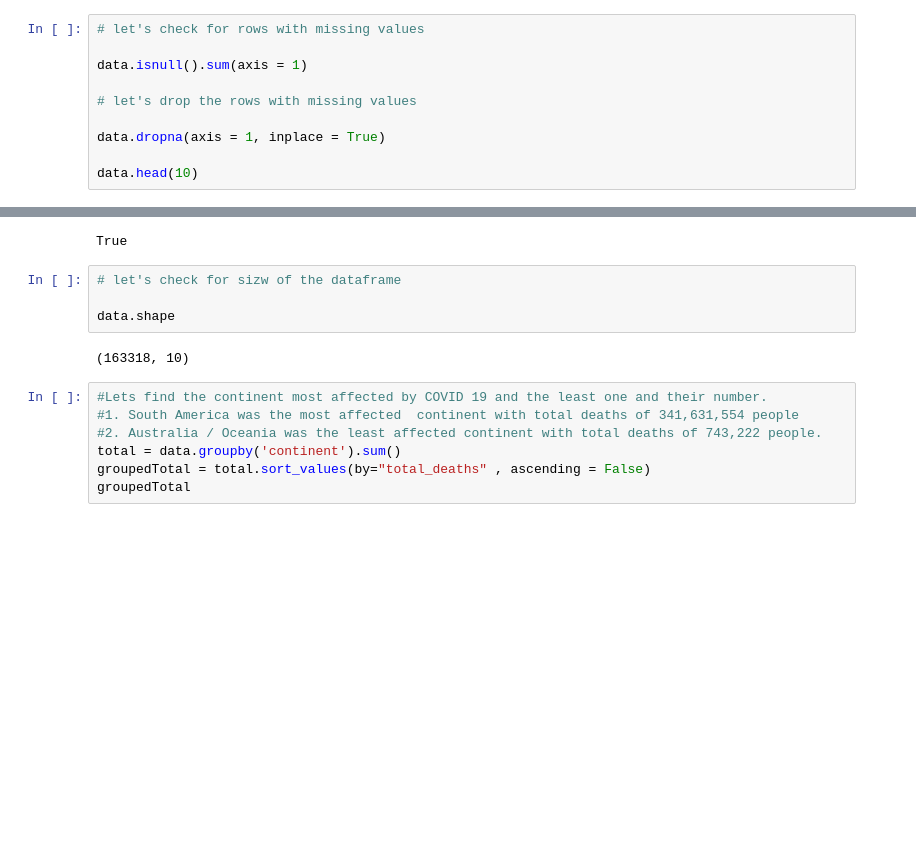
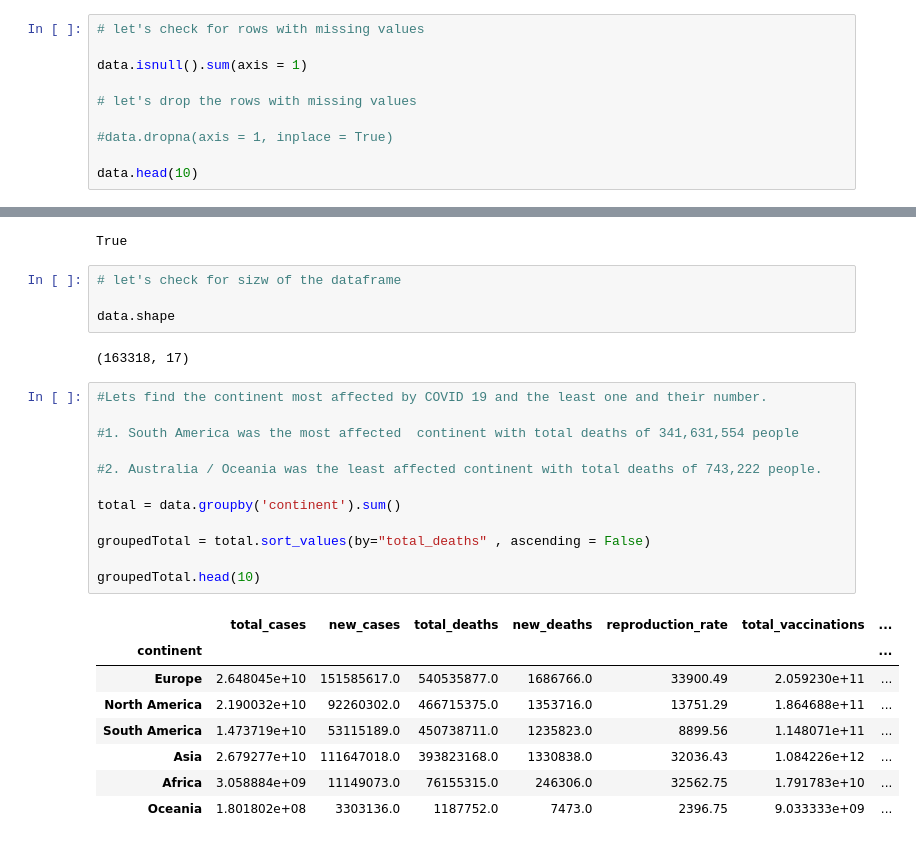
Before and after one commit to Ruthmwaura/Moringa-Project-WK5, a Jupyter notebook: owid_covid_data.ipynb, the cells around one changed output, grey strips where cells are left out. Saved outputs shown, nothing was run; the diff lists cells and outputs as text; blank space fills up the shorter version.

```diff
--- a/owid_covid_data.ipynb
+++ b/owid_covid_data.ipynb
@@ -271,7 +271,7 @@ data.isnull().sum(axis = 1)
 
 # let's drop the rows with missing values
 
-data.dropna(axis = 1, inplace = True)
+#data.dropna(axis = 1, inplace = True)
 
 data.head(10)
 # %% [output]
@@ -303,11 +303,25 @@ True
 
 data.shape
 # %% [output]
-(163318, 10)
+(163318, 17)
 # %%
 #Lets find the continent most affected by COVID 19 and the least one and their number.
+
 #1. South America was the most affected  continent with total deaths of 341,631,554 people
+
 #2. Australia / Oceania was the least affected continent with total deaths of 743,222 people.
+
 total = data.groupby('continent').sum()
+
 groupedTotal = total.sort_values(by="total_deaths" , ascending = False)
-groupedTotal
+
+groupedTotal.head(10)
+# %% [output]
+|  | total_cases | new_cases | total_deaths | new_deaths | reproduction_rate | total_vaccinations | ... |
+| continent |  |  |  |  |  |  | ... |
+| Europe | 2.648045e+10 | 151585617.0 | 540535877.0 | 1686766.0 | 33900.49 | 2.059230e+11 | ... |
+| North America | 2.190032e+10 | 92260302.0 | 466715375.0 | 1353716.0 | 13751.29 | 1.864688e+11 | ... |
+| South America | 1.473719e+10 | 53115189.0 | 450738711.0 | 1235823.0 | 8899.56 | 1.148071e+11 | ... |
+| Asia | 2.679277e+10 | 111647018.0 | 393823168.0 | 1330838.0 | 32036.43 | 1.084226e+12 | ... |
+| Africa | 3.058884e+09 | 11149073.0 | 76155315.0 | 246306.0 | 32562.75 | 1.791783e+10 | ... |
+| Oceania | 1.801802e+08 | 3303136.0 | 1187752.0 | 7473.0 | 2396.75 | 9.033333e+09 | ... |
```
Also changed, not shown: parts of 1 cell of this notebook.
